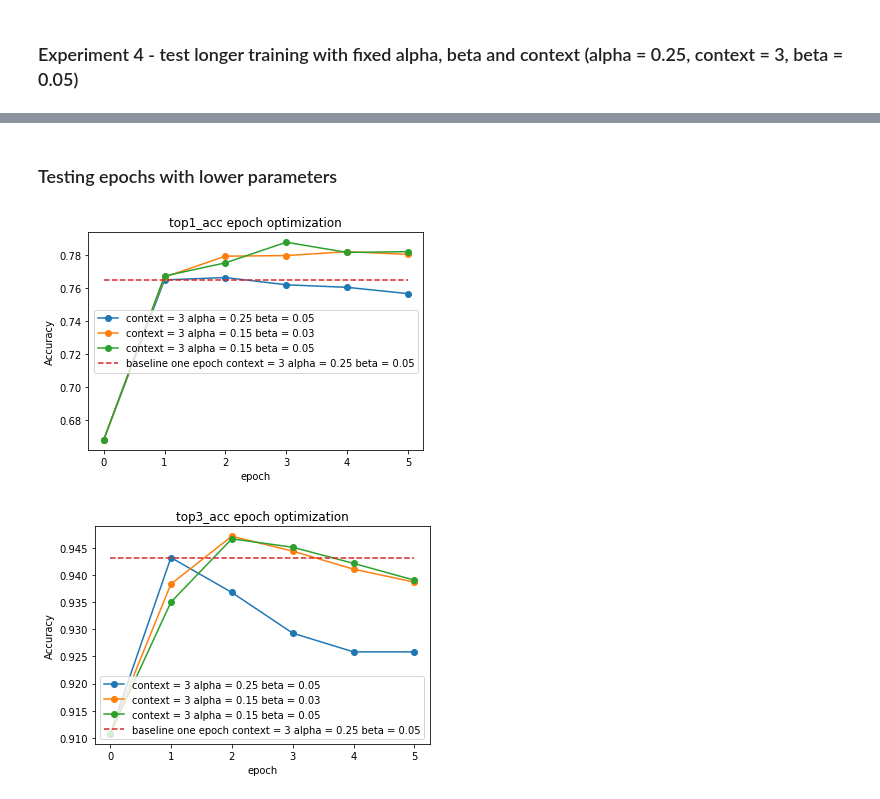
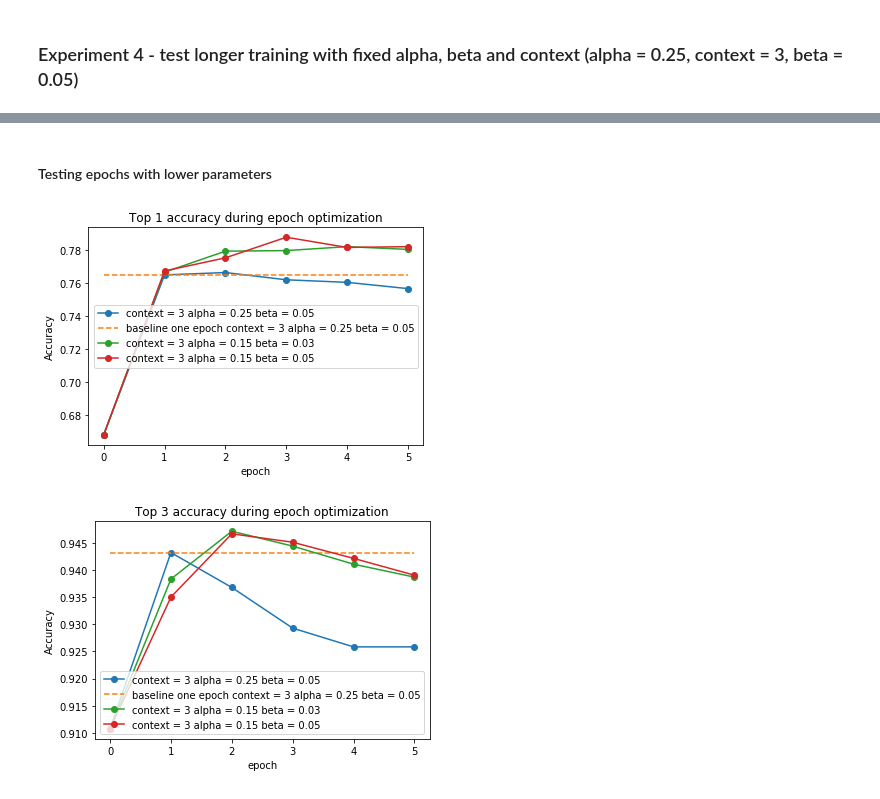
Before and after one commit to gberinger/automatic-wiki-links, a Jupyter notebook: experiments/alpha_beta_context_optimalizations/new_plots.ipynb, the cells around one changed output, grey strips where cells are left out. Saved outputs shown, nothing was run; the diff lists cells and outputs as text; code cells hidden in the pictures.

Commit message:
Clarify plots

```diff
--- a/experiments/alpha_beta_context_optimalizations/new_plots.ipynb
+++ b/experiments/alpha_beta_context_optimalizations/new_plots.ipynb
@@ -32,7 +36,7 @@ max top3_acc acc=0.9285714285714286 at context = 2
 # %%
 tested_top_ks = ["top1_acc", "top3_acc"]
 experiment = "context"
-experiment_no = 2
+experiment_no = 1
 baseline_path = "../baseline/contexts2/"
 experiment_path = "../experiment1/contexts_0/"
 with open(experiment_path + 'args.txt') as f:
@@ -41,7 +45,7 @@ with open(experiment_path + 'args.txt') as f:
 
 for top_k in tested_top_ks:
     results_df = pd.read_csv(baseline_path + 'results.csv')
-    plt.plot(results_df[experiment], results_df[top_k], '--', label="baseline")
+    plt.plot(results_df[experiment], results_df[top_k], 'o-', label="baseline")
 
     top_acc = 0 * results_df[top_k]
     num_shuffles = 30
@@ -54,7 +58,7 @@ for top_k in tested_top_ks:
 
     plt.xlabel(experiment)
     plt.ylabel('Accuracy')
-    plt.title( top_k + " one epoch " + experiment + " optimization")
+    plt.title( title_desc[top_k] + " after 1 epoch of " + experiment + " optimization")
     plt.legend()
     plt.savefig('exp{}_{}_{}.png'.format(experiment_no, experiment, top_k))
     plt.show()
@@ -88,11 +92,11 @@ for top_k in tested_top_ks:
 
     plt.xlabel(experiment)
     plt.ylabel('Accuracy')
-    plt.title( top_k + " one epoch " + experiment + " optimization")
+    plt.title( title_desc[top_k] + " after 1 epoch of " + experiment + " optimization")
     plt.legend()
     plt.savefig('exp{}_{}_{}.png'.format(experiment_no, experiment, top_k))
     plt.show()
 
     max_acc = top_acc.max()
-    print('max {} acc={} at {} = {} '.format(top_k, max_acc, experiment,results_df[experiment][top_acc.idxmax()]))
+    print('max {} = {} at {} = {} '.format(top_k, max_acc, experiment,results_df[experiment][top_acc.idxmax()]))
 # %% [output]
@@ -128,11 +132,11 @@ for top_k in tested_top_ks:
 
     plt.xlabel(experiment)
     plt.ylabel('Accuracy')
-    plt.title( top_k + " one epoch " + experiment + " optimization")
+    plt.title(title_desc[top_k] + " after 1 epoch of " + experiment + " optimization")
     plt.legend()
     plt.savefig('exp{}_{}_{}.png'.format(experiment_no, experiment, top_k))
     plt.show()
 
     max_acc = top_acc.max()
-    print('max {} acc={} at {} = {} '.format(top_k, max_acc, experiment,results_df[experiment][top_acc.idxmax()]))
+    print('max {} = {} at {} = {} '.format(top_k, max_acc, experiment,results_df[experiment][top_acc.idxmax()]))
 # %% [output]
@@ -169,11 +173,11 @@ for top_k in tested_top_ks:
 
     plt.xlabel(experiment)
     plt.ylabel('Accuracy')
-    plt.title( top_k + " " + experiment + " optimization")
+    plt.title(title_desc[top_k] + " during " + experiment + " optimization")
     plt.legend()
     plt.savefig('exp{}_{}_{}.png'.format(experiment_no, experiment, top_k))
     plt.show()
 
     max_acc = top_acc.max()
-    print('max {} acc={} at {} = {} '.format(top_k, max_acc, experiment,results_df[experiment][top_acc.idxmax()]))
+    print('max {} = {} at {} = {} '.format(top_k, max_acc, experiment,results_df[experiment][top_acc.idxmax()]))
 # %% [output]
@@ -184,59 +188,58 @@ max top3_acc acc=0.9432142857142856 at epoch = 1
 # %% [markdown]
-### Testing epochs with lower parameters
+#### Testing epochs with lower parameters
 # %%
 tested_top_ks = ["top1_acc", "top3_acc"]
-tested_subexperiments=[3, 6, 7] # valid range(3,12)
+tested_subexperiments=[6, 7] # valid range(3,12)
 experiment = "epoch"
 experiment_no = 4
 num_shuffles = 30
 
 for top_k in tested_top_ks:
+
+    # Calculate baseline
+    major_subexperiment_no = 3
+    top_acc = 0 * results_df[top_k]
+    for i in range(num_shuffles):
+        experiment_path = "../experiment{}/{}s{}_{}/".format(experiment_no, experiment, major_subexperiment_no, i)
+        results_df = pd.read_csv(experiment_path + 'results.csv')
+        top_acc = top_acc + results_df[top_k]
+        with open(experiment_path + 'args.txt') as f:
+            data = json.load(f)
+            assert(data["shuffle"])
+            context = data["context"]
+            alpha = data["alpha"]
+            beta = data["beta"]
+
+
+    top_acc = top_acc/num_shuffles
+    plt.plot(results_df[experiment], top_acc, 'o-',label="context = {} alpha = {} beta = {}".format(context, alpha, beta))
+    plt.plot(results_df[experiment], [top_acc[1] for _ in top_acc], '--', label="baseline one epoch context = {} alpha = {} beta = {}".format(context, alpha, beta))
+
+    # Draw other configurations
     for subexperiment_no in tested_subexperiments:
         experiment_path = "../experiment{}/{}s{}_0/".format(experiment_no, experiment, subexperiment_no)
         with open(experiment_path + 'args.txt') as f:
             data = json.load(f)
             assert(data["shuffle"])
             context = data["context"]
             alpha = data["alpha"]
             beta = data["beta"]
 
         results_df = pd.read_csv(experiment_path + 'results.csv')
         top_acc = 0 * results_df[top_k]
         for i in range(num_shuffles):
             experiment_path = "../experiment{}/{}s{}_{}/".format(experiment_no, experiment, subexperiment_no, i)
             results_df = pd.read_csv(experiment_path + 'results.csv')
             top_acc = top_acc + results_df[top_k]
         top_acc = top_acc/num_shuffles
         plt.plot(results_df[experiment], top_acc, 'o-',label="context = {} alpha = {} beta = {}".format(context, alpha, beta))
 
-
-    # Calculate baseline
-    major_subexperiment_no = 3
-    top_acc = 0 * results_df[top_k]
-    for i in range(num_shuffles):
-        experiment_path = "../experiment{}/{}s{}_{}/".format(experiment_no, experiment, major_subexperiment_no, i)
-        results_df = pd.read_csv(experiment_path + 'results.csv')
-        top_acc = top_acc + results_df[top_k]
-        with open(experiment_path + 'args.txt') as f:
-            data = json.load(f)
-            assert(data["shuffle"])
-            context = data["context"]
-            alpha = data["alpha"]
-            beta = data["beta"]
-
-
-    top_acc = top_acc/num_shuffles
-    plt.plot(results_df[experiment], [top_acc[1] for _ in top_acc], '--', label="baseline one epoch context = {} alpha = {} beta = {}".format(context, alpha, beta))
-
     plt.xlabel(experiment)
     plt.ylabel('Accuracy')
-    plt.title( top_k + " " + experiment + " optimization")
+    plt.title(title_desc[top_k] + " during " + experiment + " optimization")
     plt.legend()
     plt.savefig('exp{}_{}_{}.png'.format(experiment_no, experiment, top_k))
     plt.show()
-
-    #max_acc = top_acc.max()
-    #print('max {} acc={} at {} = {} '.format(top_k, max_acc, experiment,results_df[experiment][top_acc.idxmax()]))
 # %% [output]
-[figure, old version]
+[figure, new version]
-[figure, old version]
+[figure, new version]
```
Also changed, not shown: parts of 6 cells of this notebook, 11 other files.
